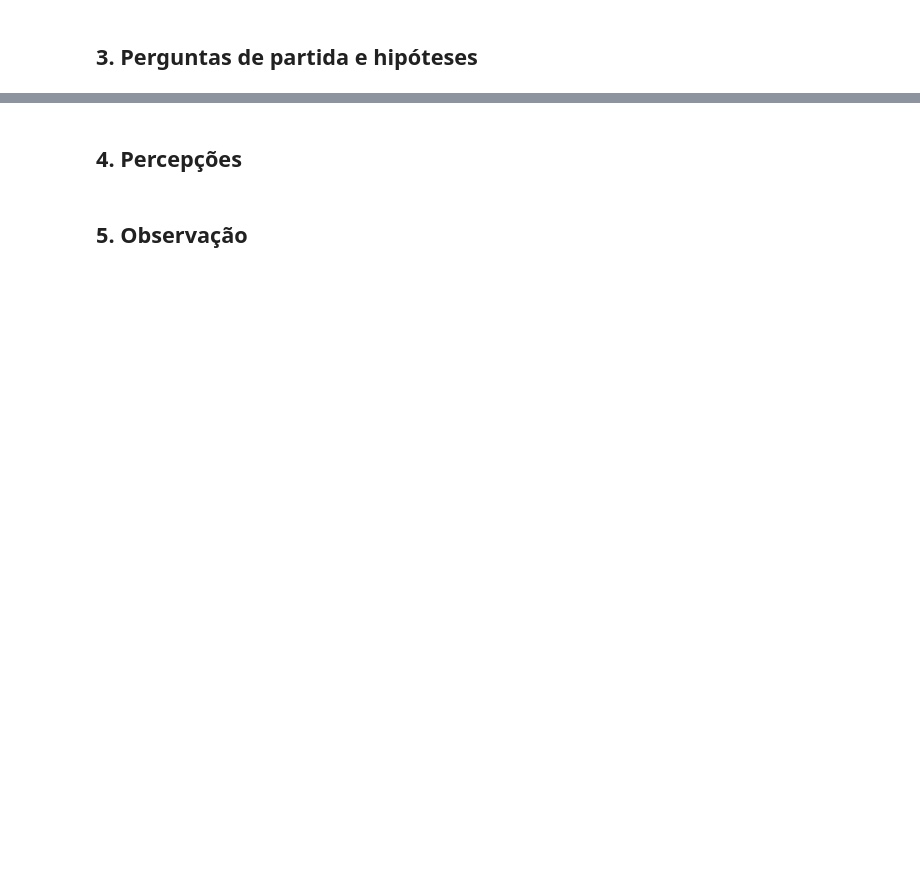
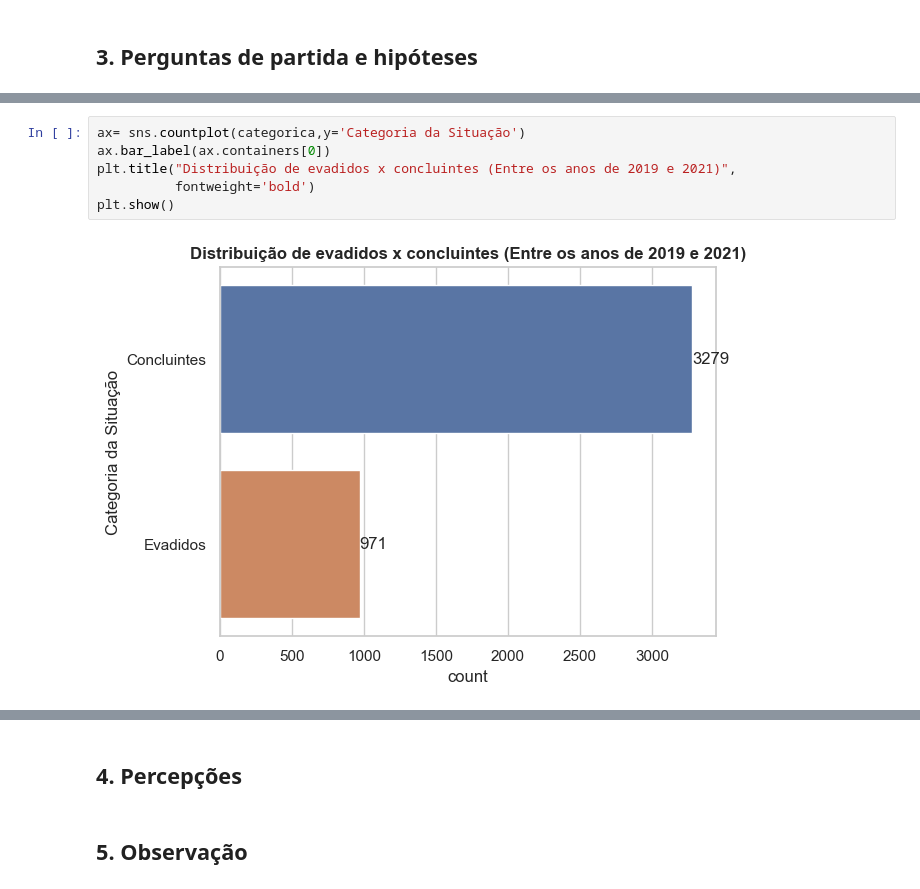
Before and after one commit to Geraldomendes/SchoolDropoutPrediction, a Jupyter notebook: notebooks/02-exploratory_data_analysis.ipynb, the cells around one changed output, grey strips where cells are left out. Drawn from its saved outputs; the diff is of its cells as text; blank space fills up the shorter version.

```diff
--- a/notebooks/02-exploratory_data_analysis.ipynb
+++ b/notebooks/02-exploratory_data_analysis.ipynb
@@ -83,0 +124,8 @@ data.select_dtypes(exclude='object')
+# %%
+ax= sns.countplot(categorica,y='Categoria da Situação')
+ax.bar_label(ax.containers[0])
+plt.title("Distribuição de evadidos x concluintes (Entre os anos de 2019 e 2021)",
+          fontweight='bold')
+plt.show()
+# %% [output]
+[figure, added]
```
Also changed, not shown: parts of 13 cells of this notebook, 1 other file.
